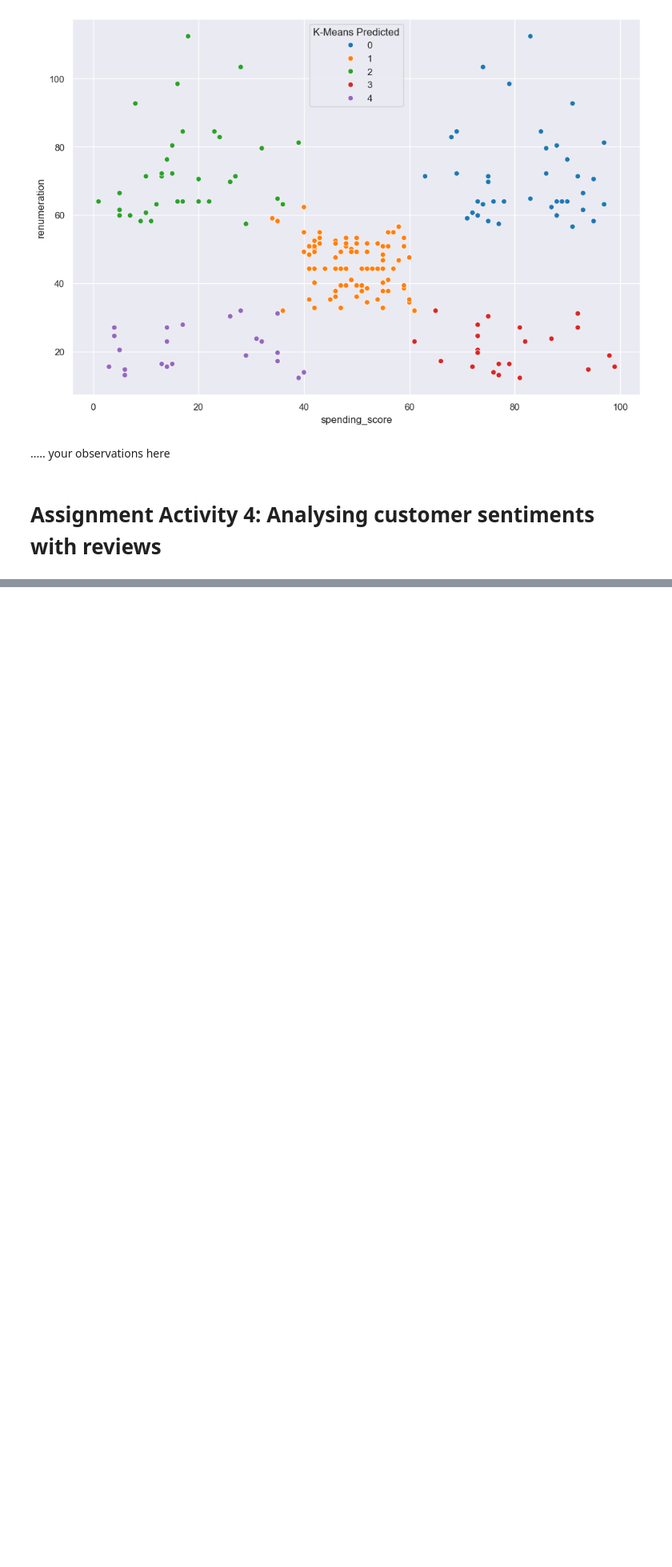
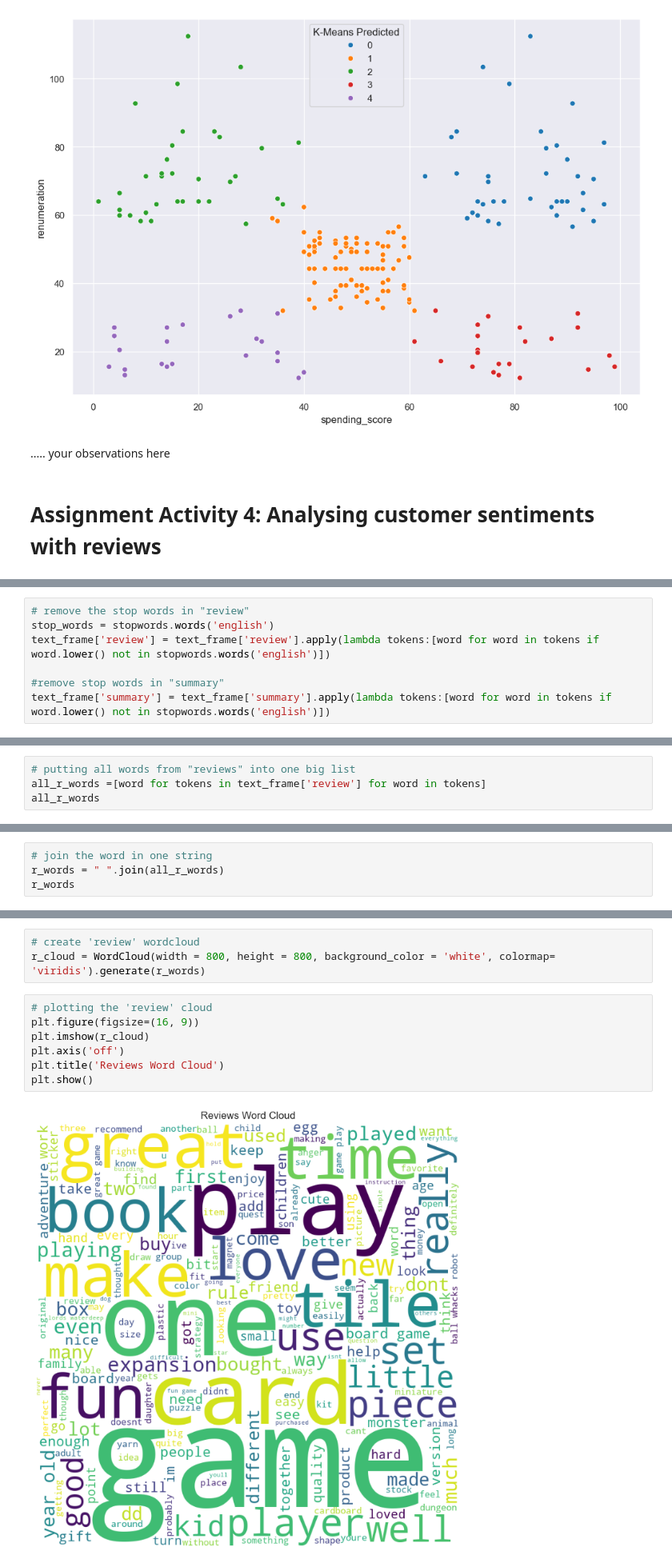
Before and after one commit to DimaBrikach/AdvancedAnalytics_Assignment, a Jupyter notebook: Dzmitry_Brykach_DA301_Assignment.ipynb, the cells around one changed output, grey strips where cells are left out. Shown at 80% size. Saved outputs shown, nothing was run; the diff lists cells and outputs as text; blank space fills up the shorter version.

```diff
--- a/Dzmitry_Brykach_DA301_Assignment.ipynb
+++ b/Dzmitry_Brykach_DA301_Assignment.ipynb
@@ -842,0 +1060,7 @@ sns.scatterplot(x='spending_score' , y='renumeration', data=clusters5,
+# %%
+# remove the stop words in "review"
+stop_words = stopwords.words('english')
+text_frame['review'] = text_frame['review'].apply(lambda tokens:[word for word in tokens if word.lower() not in stopwords.words('english')])
+
+#remove stop words in "summary"
+text_frame['summary'] = text_frame['summary'].apply(lambda tokens:[word for word in tokens if word.lower() not in stopwords.words('english')])
@@ -842,0 +1084,4 @@ sns.scatterplot(x='spending_score' , y='renumeration', data=clusters5,
+# %%
+# putting all words from "reviews" into one big list
+all_r_words =[word for tokens in text_frame['review'] for word in tokens]
+all_r_words
@@ -842,0 +1106,4 @@ sns.scatterplot(x='spending_score' , y='renumeration', data=clusters5,
+# %%
+# join the word in one string
+r_words = " ".join(all_r_words)
+r_words
@@ -842,0 +1112,12 @@ sns.scatterplot(x='spending_score' , y='renumeration', data=clusters5,
+# %%
+# create 'review' wordcloud
+r_cloud = WordCloud(width = 800, height = 800, background_color = 'white', colormap= 'viridis').generate(r_words)
+# %%
+# plotting the 'review' cloud
+plt.figure(figsize=(16, 9))
+plt.imshow(r_cloud)
+plt.axis('off')
+plt.title('Reviews Word Cloud')
+plt.show()
+# %% [output]
+[figure, added]
```
Also changed, not shown: parts of 50 cells of this notebook.
